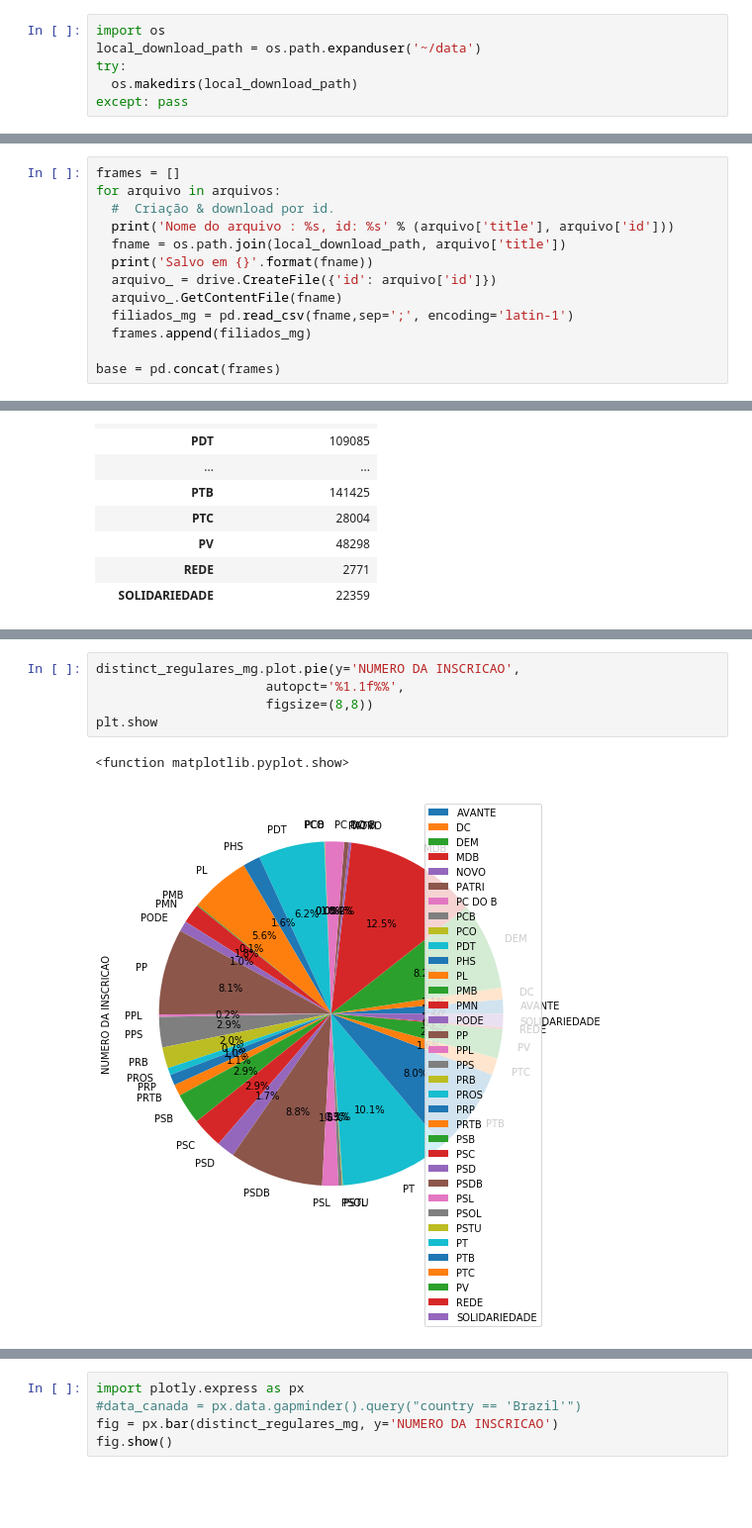
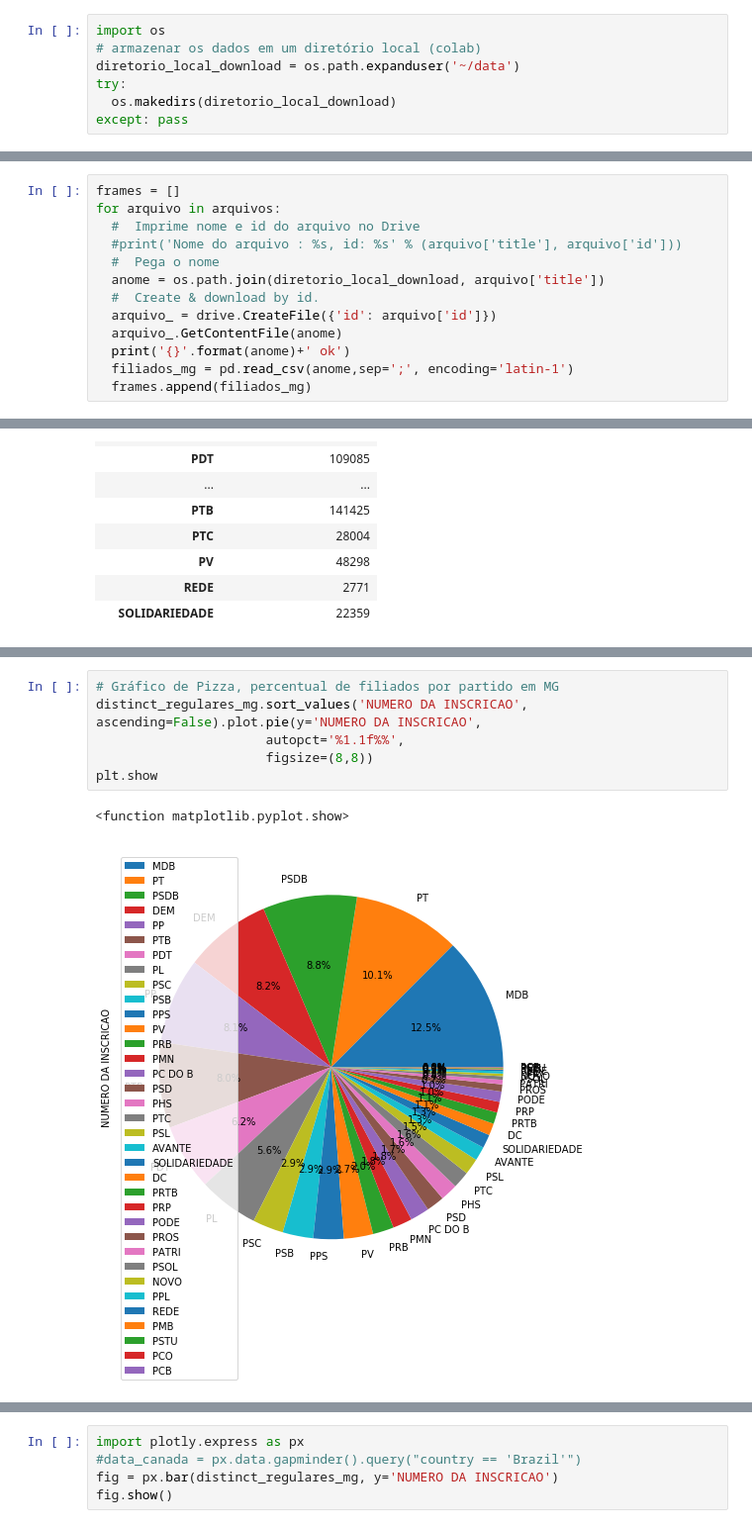
Before and after one commit to pedreirodelima/MG_Filiados, a Jupyter notebook: MG Filiados.ipynb, the cells around one changed output, grey strips where cells are left out. Shown: that part at 99% size. Drawn from its saved outputs; the diff is of its cells as text; blank space fills up the shorter version.

```diff
--- a/MG Filiados.ipynb
+++ b/MG Filiados.ipynb
@@ -32,7 +37,8 @@ arquivos = drive.ListFile(
 # %%
 import os
-local_download_path = os.path.expanduser('~/data')
+# armazenar os dados em um diretório local (colab)
+diretorio_local_download = os.path.expanduser('~/data')
 try:
-  os.makedirs(local_download_path)
+  os.makedirs(diretorio_local_download)
 except: pass
 # %% [markdown]
@@ -44,14 +47,14 @@ Baixa os arquivos CSV para o diretório local do colab e estrutura o dataframe
 # %%
 frames = []
 for arquivo in arquivos:
-  #  Criação & download por id.
-  print('Nome do arquivo : %s, id: %s' % (arquivo['title'], arquivo['id']))
-  fname = os.path.join(local_download_path, arquivo['title'])
-  print('Salvo em {}'.format(fname))
+  #  Imprime nome e id do arquivo no Drive
+  #print('Nome do arquivo : %s, id: %s' % (arquivo['title'], arquivo['id']))
+  #  Pega o nome
+  anome = os.path.join(diretorio_local_download, arquivo['title'])
+  #  Create & download by id.
   arquivo_ = drive.CreateFile({'id': arquivo['id']})
-  arquivo_.GetContentFile(fname)
-  filiados_mg = pd.read_csv(fname,sep=';', encoding='latin-1')
+  arquivo_.GetContentFile(anome)
+  print('{}'.format(anome)+' ok')
+  filiados_mg = pd.read_csv(anome,sep=';', encoding='latin-1')
   frames.append(filiados_mg)
-
-base = pd.concat(frames)
 # %% [output]
@@ -291,9 +281,10 @@ distinct_regulares_mg.sort_values('NUMERO DA INSCRICAO', ascending=False).plot.b
 # %%
-distinct_regulares_mg.plot.pie(y='NUMERO DA INSCRICAO',
+# Gráfico de Pizza, percentual de filiados por partido em MG
+distinct_regulares_mg.sort_values('NUMERO DA INSCRICAO', ascending=False).plot.pie(y='NUMERO DA INSCRICAO',
                       autopct='%1.1f%%',
                       figsize=(8,8))
 plt.show
 # %% [output]
 <function matplotlib.pyplot.show>
-[figure, old version]
+[figure, new version]
 # %% [markdown]
```
Also changed, not shown: parts of 55 cells of this notebook.
